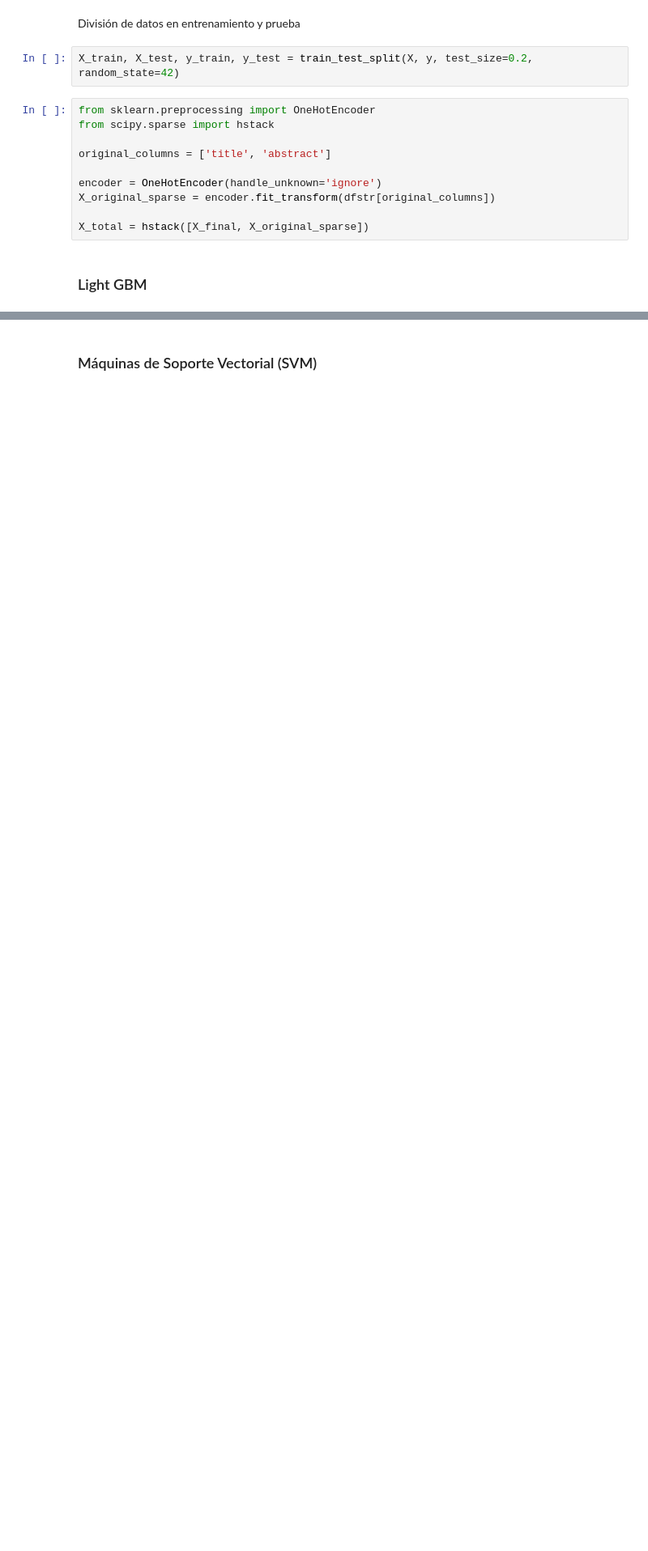
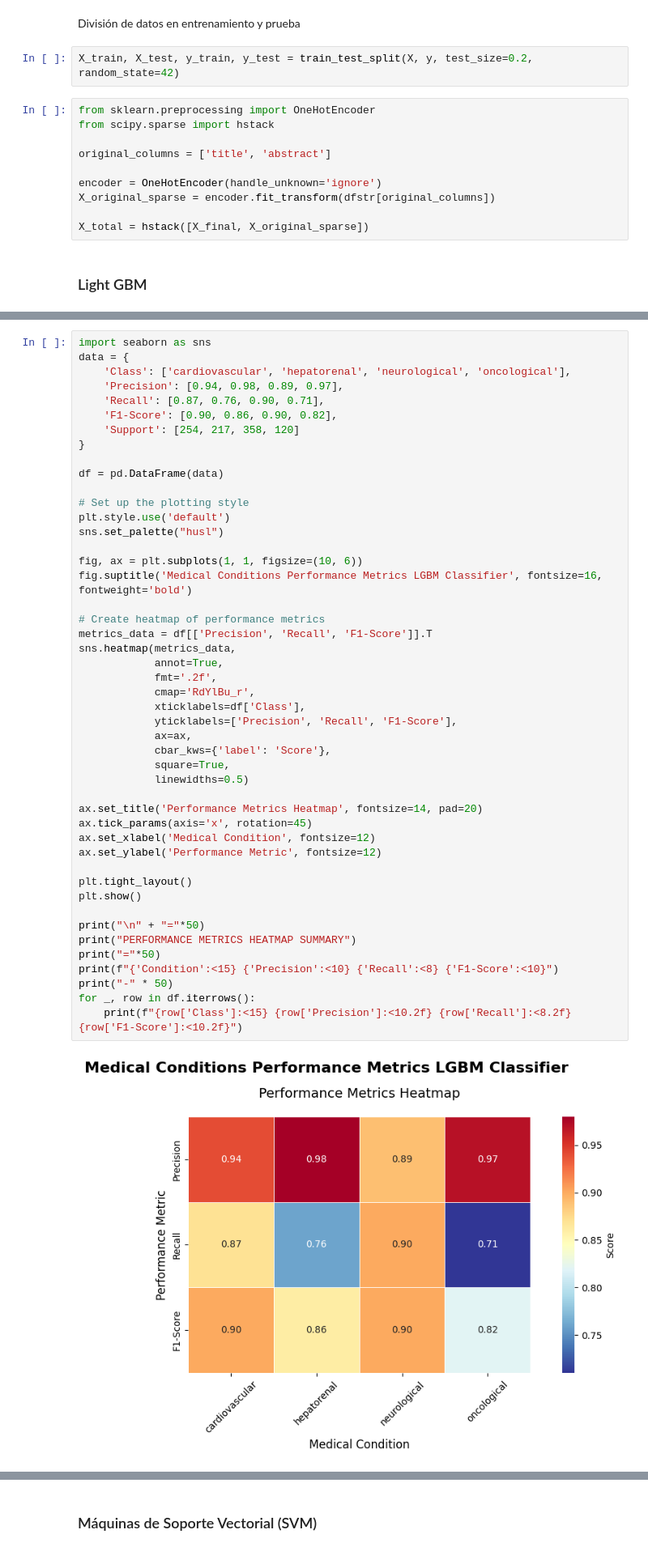
Before and after one commit to bryanMontoya/ChallengeTS, a Jupyter notebook: src/challenge_solution.ipynb, the cells around one changed output, grey strips where cells are left out. Shown: that part at 81% size. Saved outputs shown, nothing was run; the diff lists cells and outputs as text; blank space fills up the shorter version.

```diff
--- a/src/challenge_solution.ipynb
+++ b/src/challenge_solution.ipynb
@@ -393,0 +354,49 @@ weighted avg       0.39      0.35      0.37       956
+# %%
+import seaborn as sns
+data = {
+    'Class': ['cardiovascular', 'hepatorenal', 'neurological', 'oncological'],
+    'Precision': [0.94, 0.98, 0.89, 0.97],
+    'Recall': [0.87, 0.76, 0.90, 0.71],
+    'F1-Score': [0.90, 0.86, 0.90, 0.82],
+    'Support': [254, 217, 358, 120]
+}
+
+df = pd.DataFrame(data)
+
+# Set up the plotting style
+plt.style.use('default')
+sns.set_palette("husl")
+
+fig, ax = plt.subplots(1, 1, figsize=(10, 6))
+fig.suptitle('Medical Conditions Performance Metrics LGBM Classifier', fontsize=16, fontweight='bold')
+
+# Create heatmap of performance metrics
+metrics_data = df[['Precision', 'Recall', 'F1-Score']].T
+sns.heatmap(metrics_data,
+            annot=True,
+            fmt='.2f',
+            cmap='RdYlBu_r',
+            xticklabels=df['Class'],
+            yticklabels=['Precision', 'Recall', 'F1-Score'],
+            ax=ax,
+            cbar_kws={'label': 'Score'},
+            square=True,
+            linewidths=0.5)
+
+ax.set_title('Performance Metrics Heatmap', fontsize=14, pad=20)
+ax.tick_params(axis='x', rotation=45)
+ax.set_xlabel('Medical Condition', fontsize=12)
+ax.set_ylabel('Performance Metric', fontsize=12)
+
+plt.tight_layout()
+plt.show()
+
+print("\n" + "="*50)
+print("PERFORMANCE METRICS HEATMAP SUMMARY")
+print("="*50)
+print(f"{'Condition':<15} {'Precision':<10} {'Recall':<8} {'F1-Score':<10}")
+print("-" * 50)
+for _, row in df.iterrows():
+    print(f"{row['Class']:<15} {row['Precision']:<10.2f} {row['Recall']:<8.2f} {row['F1-Score']:<10.2f}")
+# %% [output]
+[figure, added]
```
Also changed, not shown: parts of 14 cells of this notebook.
